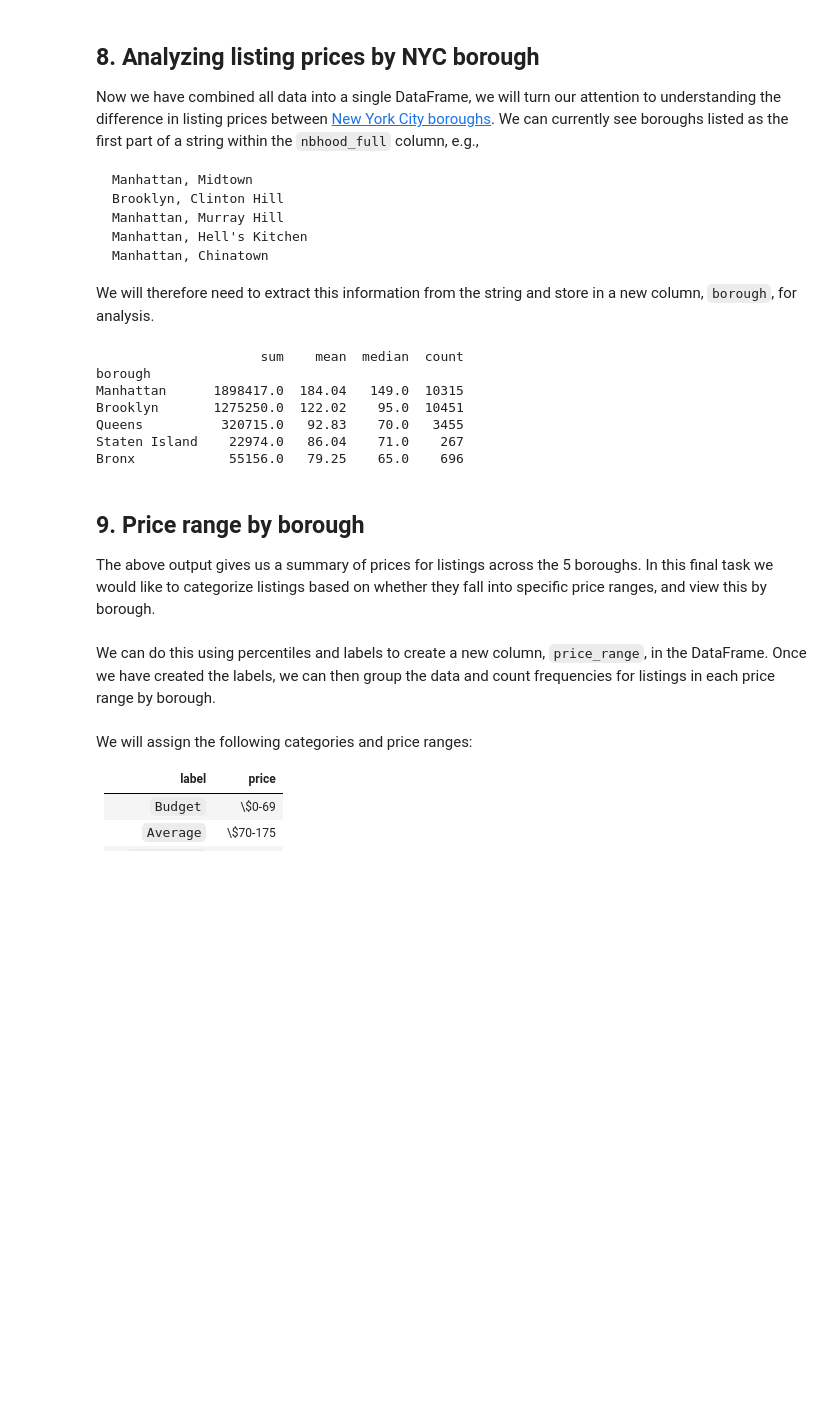
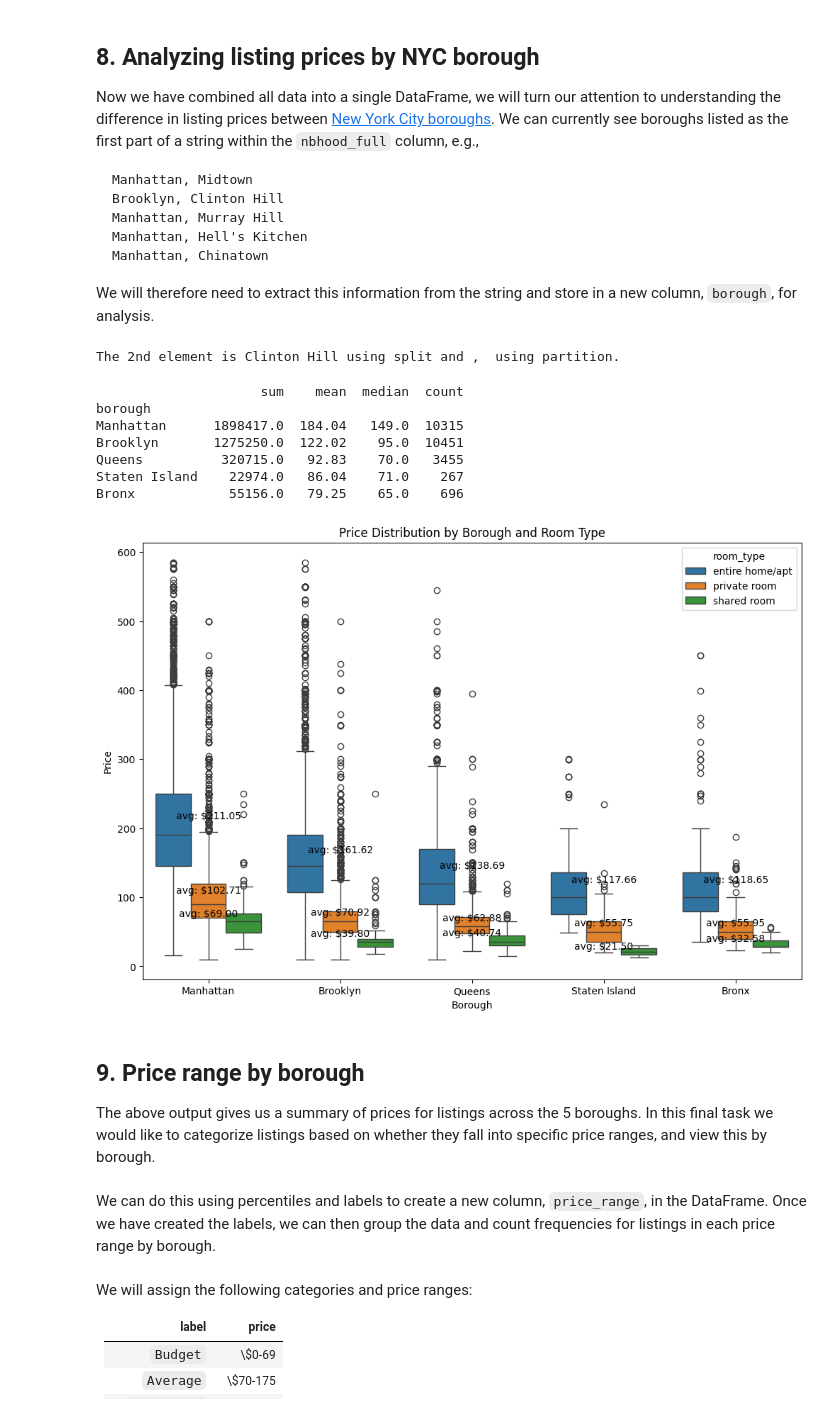
Before and after one commit to klein-wang/TechNow, a Jupyter notebook: projects/NYC_Airbnb_Market/notebook.ipynb, the cells around one changed output. Cells and saved outputs as stored; diff of their text form; code cells hidden in the pictures; blank space fills up the shorter version.

Commit message:
Update plots

```diff
--- a/projects/NYC_Airbnb_Market/notebook.ipynb
+++ b/projects/NYC_Airbnb_Market/notebook.ipynb
@@ -199,6 +192,13 @@ Manhattan, Hell's Kitchen
 Manhattan, Chinatown</code></pre>
 <p></p>
 <p>We will therefore need to extract this information from the string and store in a new column, <code>borough</code>, for analysis.</p>
+# %%
+a = "Brooklyn, Clinton Hill"
+first = a.split(", ")[1]
+second = a.partition(", ")[1]
+print(f'The 2nd element is {first} using split and {second} using partition.')
+# %% [output]
+The 2nd element is Clinton Hill using split and ,  using partition.
 # %%
 # Extract information from the nbhood_full column and store as a new column, borough
 airbnb_merged["borough"] = airbnb_merged["nbhood_full"].str.partition(",")[0]
@@ -219,6 +218,36 @@ Brooklyn       1275250.0  122.02    95.0  10451
 Queens          320715.0   92.83    70.0   3455
 Staten Island    22974.0   86.04    71.0    267
 Bronx            55156.0   79.25    65.0    696
+# %%
+import matplotlib.pyplot as plt
+import seaborn as sns
+
+# Filter last_review to be later than 2019-02-19
+airbnb_merged_filtered = airbnb_merged[airbnb_merged['last_review'] > '2019-02-19']
+
+# Remove extreme outliers in price (e.g., prices > 3 standard deviations from the mean)
+price_mean = airbnb_merged_filtered['price'].mean()
+price_std = airbnb_merged_filtered['price'].std()
+airbnb_merged_filtered = airbnb_merged_filtered[(airbnb_merged_filtered['price'] > price_mean - 3 * price_std) &
+                                               (airbnb_merged_filtered['price'] < price_mean + 3 * price_std)]
+
+# Plot price distribution by borough and room type
+plt.figure(figsize=(12, 8))
+sns.boxplot(x="borough", y="price", hue="room_type", data=airbnb_merged_filtered)
+plt.title("Price Distribution by Borough and Room Type")
+
+# Add average price labels
+for borough in airbnb_merged_filtered['borough'].unique():
+    for room_type in airbnb_merged_filtered['room_type'].unique():
+        avg_price = airbnb_merged_filtered[(airbnb_merged_filtered['borough'] == borough) &
+                                           (airbnb_merged_filtered['room_type'] == room_type)]['price'].mean()
+        plt.text(borough, avg_price, f"avg: ${avg_price:.2f}", ha='center', va='bottom', fontsize=10)
+
+plt.xlabel("Borough")
+plt.ylabel("Price")
+plt.show()
+# %% [output]
+[figure, added]
 # %% [markdown]
 ## 9. Price range by borough
 <p>The above output gives us a summary of prices for listings across the 5 boroughs. In this final task we would like to categorize listings based on whether they fall into specific price ranges, and view this by borough.
```
Also changed, not shown: parts of 8 cells of this notebook.
